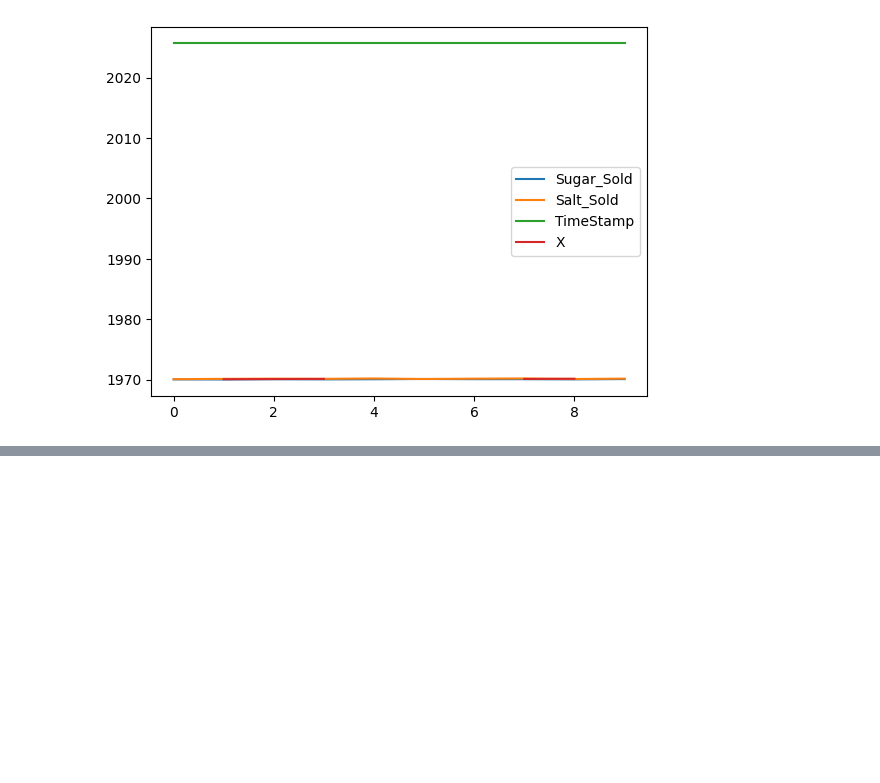
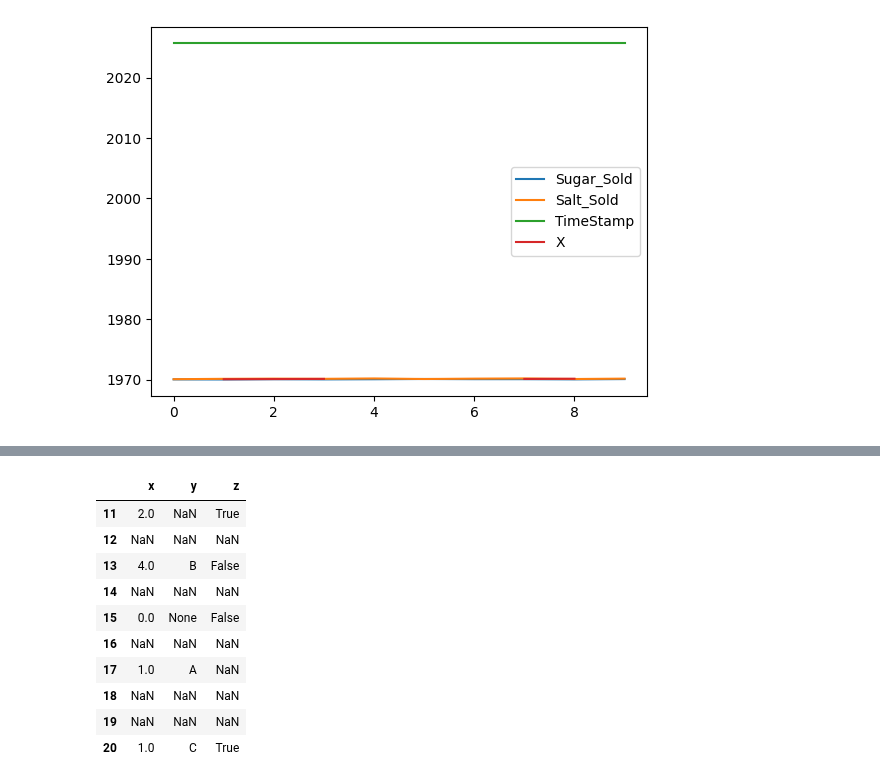
Before and after one commit to ramnagella/Demo, a Jupyter notebook: DA_Day9.ipynb, the cells around one changed output, grey strips where cells are left out. Drawn from its saved outputs; the diff is of its cells as text; code cells hidden in the pictures; blank space fills up the shorter version.

```diff
--- a/DA_Day9.ipynb
+++ b/DA_Day9.ipynb
@@ -414,0 +483,9 @@ df.plot()
+# %%
+import pandas as pd
+import numpy as np
+dfc=pd.DataFrame({
+    'x':np.random.randint(0,5,5),
+    'y':[np.nan,'B',None,'A','C'],
+    'z':[True,False,False,np.nan,True]
+},index=pd.Series([11,13,15,17,20]))
+dfc
@@ -414,0 +499,16 @@ df.plot()
+# %%
+dfc=dfc.reindex([11,12,13,14,15,16,17,18,19,20])
+dfc
+#filling the missing values column by column
+# %% [output]
+|  | x | y | z |
+| 11 | 2.0 | NaN | True |
+| 12 | NaN | NaN | NaN |
+| 13 | 4.0 | B | False |
+| 14 | NaN | NaN | NaN |
+| 15 | 0.0 | None | False |
+| 16 | NaN | NaN | NaN |
+| 17 | 1.0 | A | NaN |
+| 18 | NaN | NaN | NaN |
+| 19 | NaN | NaN | NaN |
+| 20 | 1.0 | C | True |
```
Also changed, not shown: parts of 7 cells of this notebook.
